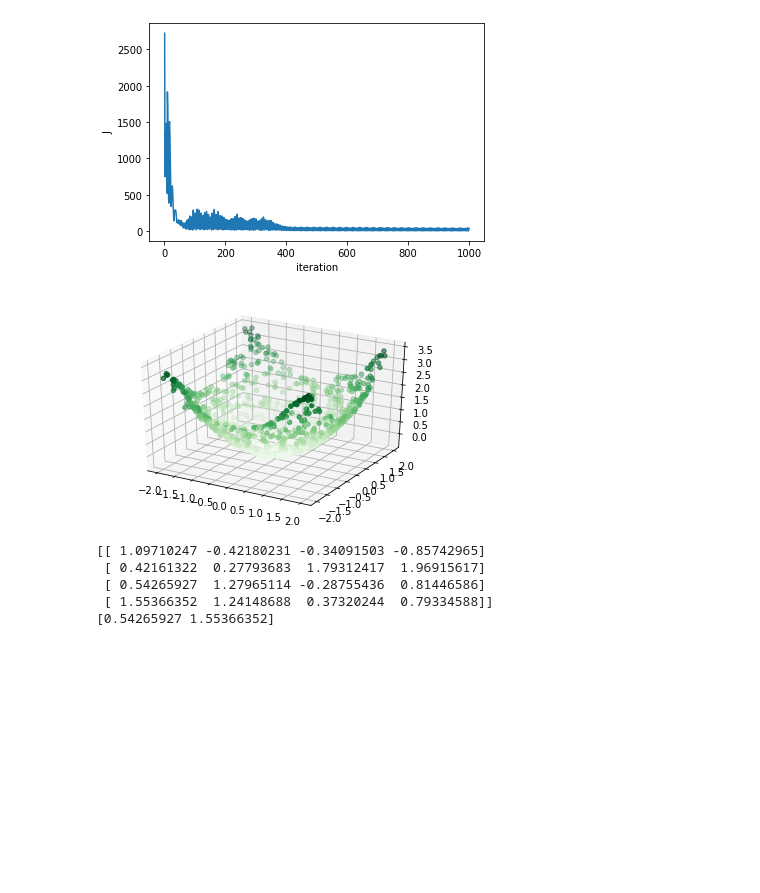
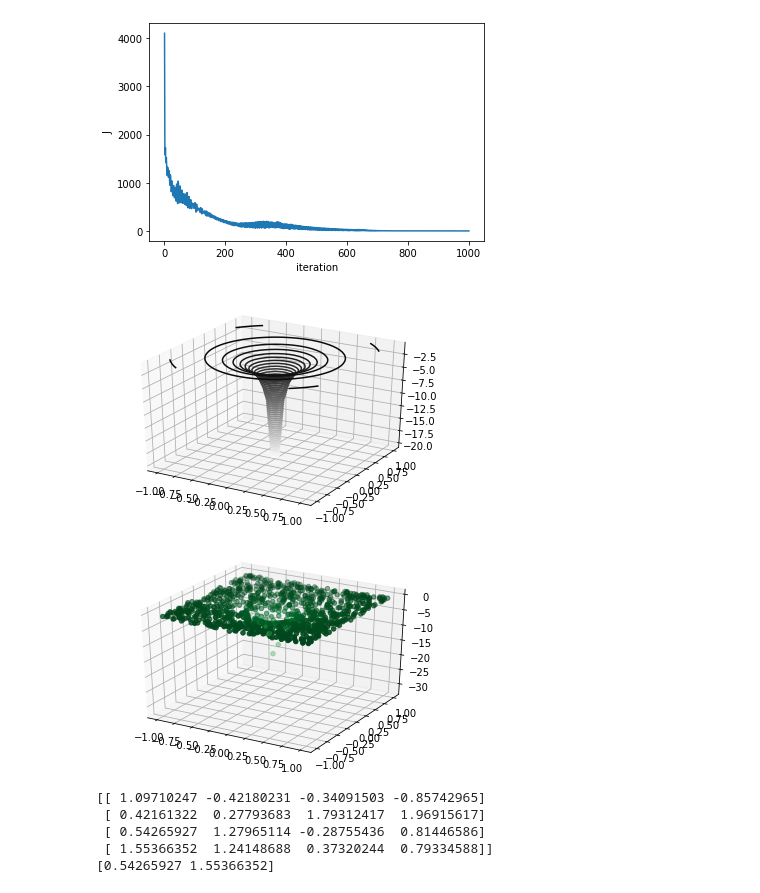
Before and after one commit to jimoskar/numMat, a Jupyter notebook: Projects/project2.ipynb, the cells around one changed output. Saved outputs shown, nothing was run; the diff lists cells and outputs as text; code cells hidden in the pictures; blank space fills up the shorter version.

```diff
--- a/Projects/project2.ipynb
+++ b/Projects/project2.ipynb
@@ -209,6 +209,8 @@ def algorithm(I,d,K,h,iterations,function):
 
     return NN
 
+# Object for testeing the 1D test functions.
+# Don't know if this is a good way to do this, or if procedural programming is better.
 class TestFunction1D: #abstract class
     def __init__(self,domain,d0,d,I):
         self.domain = domain
@@ -243,7 +245,7 @@ class TestFunction2(TestFunction1D):
         return 1 - np.cos(x)
 
 
-
+# Object for testing the 2D test functions.
 class TestFunction2D: #abstract class
     def __init__(self,domain,d0,d,I):
         self.domain = domain
@@ -273,18 +275,22 @@ class TestFunction2D: #abstract class
         x = np.linspace(self.domain[0][0], self.domain[0][1], 30)
         y = np.linspace(self.domain[1][0], self.domain[1][1], 30)
 
+        ax = plt.axes(projection='3d')
         X, Y = np.meshgrid(x, y)
         Z = self.f(X, Y)
         fig = plt.figure()
-        ax = plt.axes(projection='3d')
         ax.contour3D(X, Y, Z, 50, cmap='binary')
 
 class TestFunction3(TestFunction2D):
     def f(self, x,y):
         return 0.5*(x**2 + y**2)
 
+class TestFunction4(TestFunction2D):
+    def f(self, x,y):
+        return -1/np.sqrt(x**2+y**2)
 
 
+# Testing the trained Neural Network with new random data.
 def testing(Network,function,I,d0):
     Y_0 = function.input
     c = function.solution
@@ -294,38 +300,41 @@ def testing(Network,function,I,d0):
     Network.Y_list = Y_list
     Z = NN.forward_function()
 
+    # Plotting.
     function.plot_graph()
     if d0 == 1:
         x = Y_0[0,:]
         plt.scatter(x,Z)
     elif d0 == 2:
         ax = plt.axes(projection='3d')
         zdata = Z
         xdata = Y_0[0,:]
         ydata = Y_0[2,:]
         ax.scatter3D(xdata, ydata, zdata, c=zdata, cmap='Greens')
     plt.show()
 
 
 
 I = 1000
 K = 20
 d = 4
 h = 0.1
 iterations = 1000
 d0 = 2
 
 #function = TestFunction1([-2,2],d0,d,I)
 #function = TestFunction2([-np.pi/3,np.pi/3],d0,d,I)
-function = TestFunction3([[-2,2],[-2,2]],d0,d,I)
+#function = TestFunction3([[-2,2],[-2,2]],d0,d,I)
+function = TestFunction4([[-1,1],[-1,1]],d0,d,I)
 NN = algorithm(I,d,K,h,iterations,function)
 
 function.generate_input(d,I)
 function.generate_solution(I)
 testing(NN,function,I,d0)
 # %% [output]
-[figure, old version]
+[figure, new version]
-[figure, old version]
+[figure, new version]
+[figure, added]
 # %%
 A = np.random.uniform(-2,2,(4,4))
 print(A)
```
